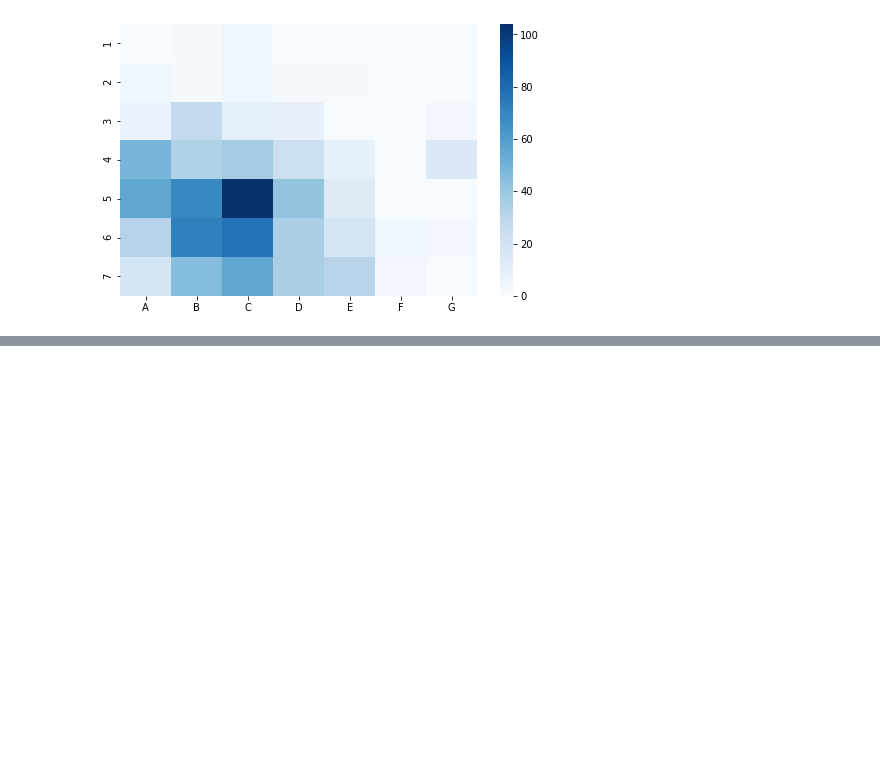
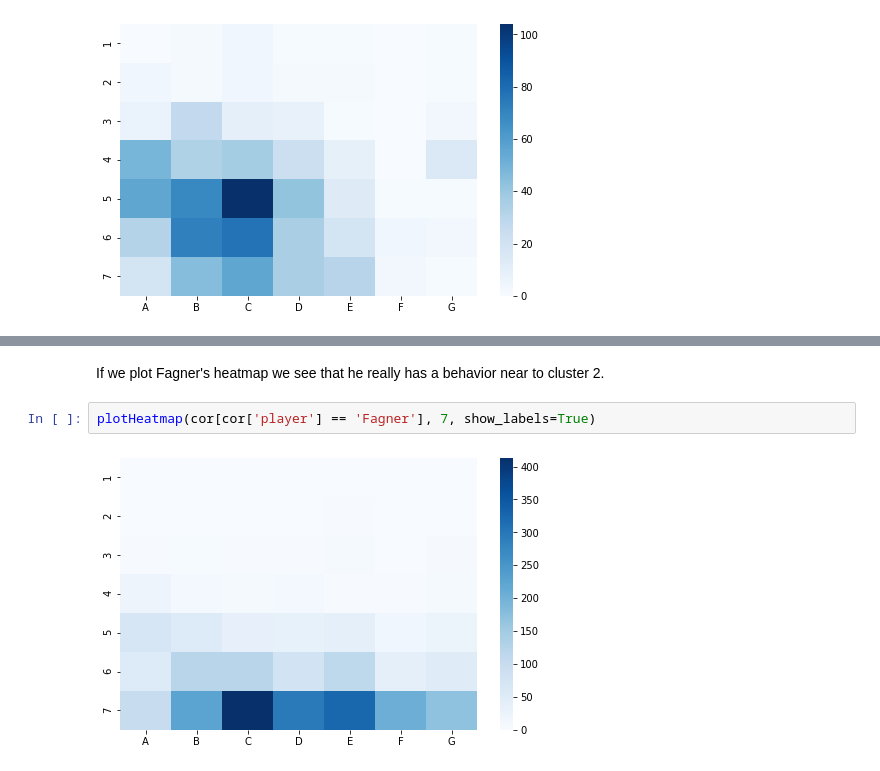
Before and after one commit to guilhermecxe/soccer_analysis, a Jupyter notebook: heatmap/clustering.ipynb, the cells around one changed output, grey strips where cells are left out. Drawn from its saved outputs; the diff is of its cells as text; blank space fills up the shorter version.

```diff
--- a/heatmap/clustering.ipynb
+++ b/heatmap/clustering.ipynb
@@ -170,0 +170,6 @@ plotCluster(2)
+# %% [markdown]
+If we plot Fagner's heatmap we see that he really has a behavior near to cluster 2.
+# %%
+plotHeatmap(cor[cor['player'] == 'Fagner'], 7, show_labels=True)
+# %% [output]
+[figure, added]
```
Also changed, not shown: parts of 43 cells of this notebook.
